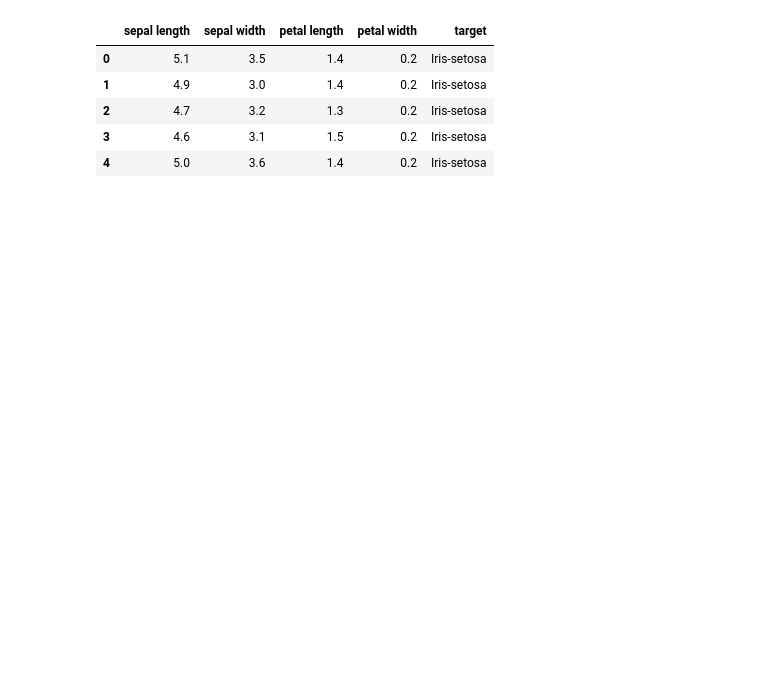
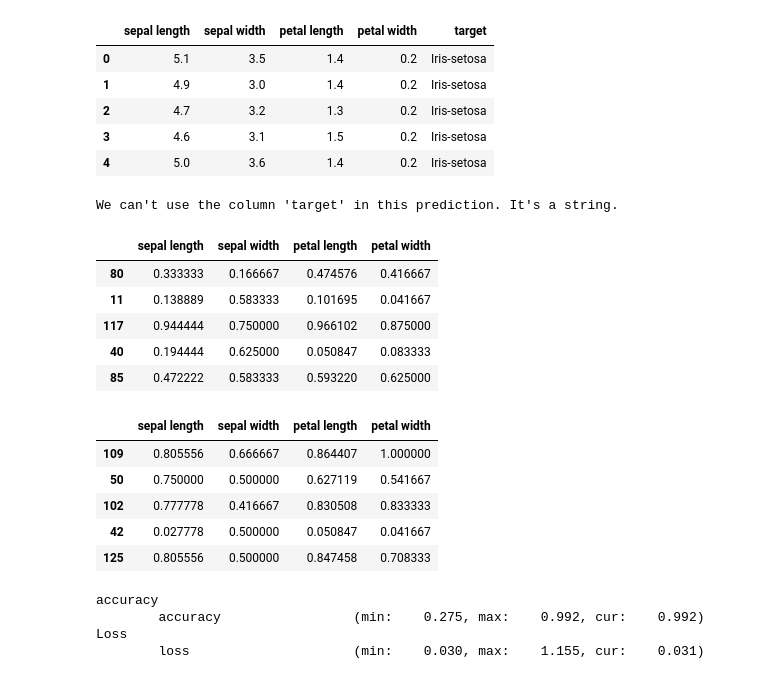
Before and after one commit to EliasDeHondt/DataScience2, a Jupyter notebook: W22P4/Exercises Neural Networks.ipynb, the cells around one changed output. Cells and saved outputs as stored; diff of their text form; code cells hidden in the pictures; blank space fills up the shorter version.

```diff
--- a/W22P4/Exercises Neural Networks.ipynb
+++ b/W22P4/Exercises Neural Networks.ipynb
@@ -281,3 +365,32 @@ display(iris.head())
 | 4 | 5.0 | 3.6 | 1.4 | 0.2 | Iris-setosa |
 # %%
 # 2
+print("We can't use the column 'target' in this prediction. It's a string.")
+# %% [output]
+We can't use the column 'target' in this prediction. It's a string.
+# %%
+# 3
+x_iris = iris[['sepal length', 'sepal width', 'petal length', 'petal width']]                                       # Get the input
+y_iris = iris[['target']]                                                                                           # Get the output
+
+x_iris_norm = (x_iris - x_iris.min()) / (x_iris.max() - x_iris.min())                                               # Normalization of the input
+y_iris_rep = y_iris.replace(to_replace=['Iris-setosa', 'Iris-versicolor', 'Iris-virginica'], value=[0, 1, 2])       # Replace the output
+y_iris_cat = to_categorical(y_iris_rep)                                                                             # One-hot encoding
+# %%
+# 3
+x_train_iris, x_test_iris, y_train_iris, y_test_iris = train_test_split(x_iris_norm, y_iris_cat, test_size=0.2)     # Split the data
+display(x_train_iris.head()) # 80%
+display(x_test_iris.head())  # 20%
+# %% [output]
+|  | sepal length | sepal width | petal length | petal width |
+| 80 | 0.333333 | 0.166667 | 0.474576 | 0.416667 |
+| 11 | 0.138889 | 0.583333 | 0.101695 | 0.041667 |
+| 117 | 0.944444 | 0.750000 | 0.966102 | 0.875000 |
+| 40 | 0.194444 | 0.625000 | 0.050847 | 0.083333 |
+| 85 | 0.472222 | 0.583333 | 0.593220 | 0.625000 |
+|  | sepal length | sepal width | petal length | petal width |
+| 109 | 0.805556 | 0.666667 | 0.864407 | 1.000000 |
+| 50 | 0.750000 | 0.500000 | 0.627119 | 0.541667 |
+| 102 | 0.777778 | 0.416667 | 0.830508 | 0.833333 |
+| 42 | 0.027778 | 0.500000 | 0.050847 | 0.041667 |
+| 125 | 0.805556 | 0.500000 | 0.847458 | 0.708333 |
@@ -283,0 +413,12 @@ display(iris.head())
+# %%
+history_iris = model_iris.fit(
+                            x_train_iris,
+                            y_train_iris,
+                            epochs=1000,
+                            callbacks=[PlotLossesKeras()],
+                            verbose=False)
+# %% [output]
+accuracy
+        accuracy                 (min:    0.275, max:    0.992, cur:    0.992)
+Loss
+        loss                     (min:    0.030, max:    1.155, cur:    0.031)
```
Also changed, not shown: parts of 21 cells of this notebook, 2 other files.
